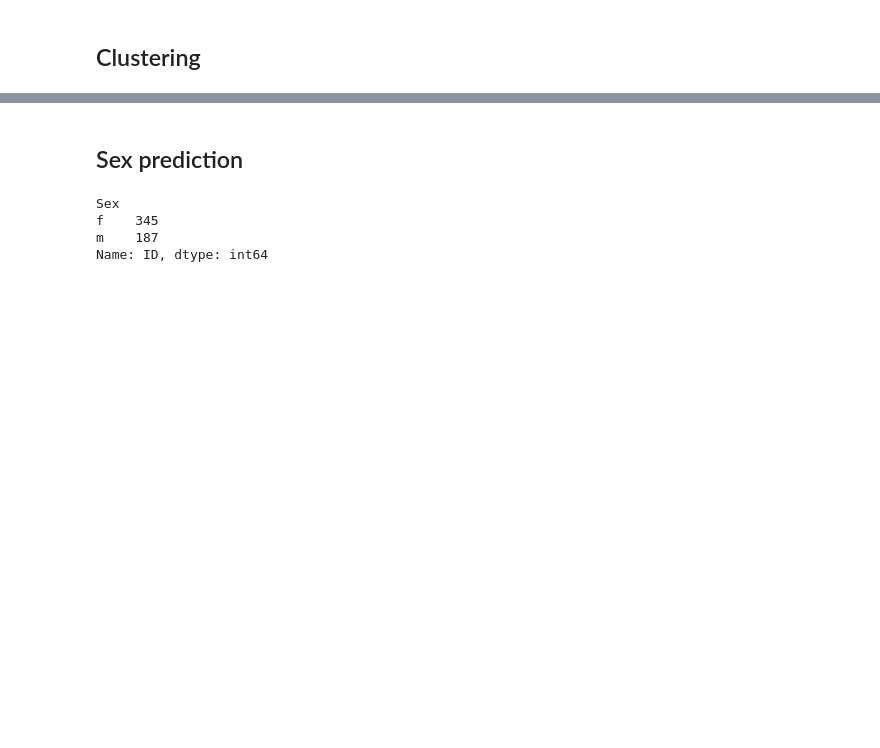
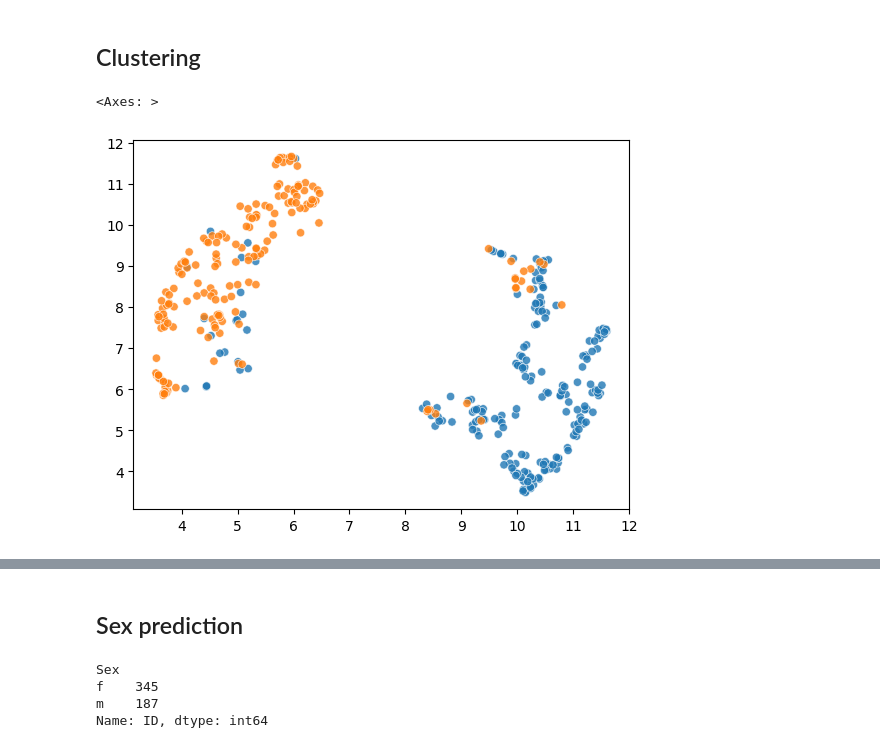
Before and after one commit to maurocolapso/Pazmino_TsetseMIRS_2023, a Jupyter notebook: notebooks/sex_prediction.ipynb, the cells around one changed output, grey strips where cells are left out. Drawn from its saved outputs; the diff is of its cells as text; code cells hidden in the pictures; blank space fills up the shorter version.

```diff
--- a/notebooks/sex_prediction.ipynb
+++ b/notebooks/sex_prediction.ipynb
@@ -41,3 +67,10 @@ tsetse_data_copy = tsetse_data.copy()
+# %%
+tsetse_data_sameages = tsetse_data[(tsetse_data["Age"]!= '3d')]
+tsetse_data_sameages_copy = tsetse_data_sameages.copy()
+# %%
+dList=['Plate','Sex', 'Age', 'ID.1', 'Tissue','ID']
+descriptorsDF_sameage = tsetse_data_sameages_copy[dList]
+tsetse_data_sameages_copy.drop(dList, axis=1,inplace=True)
 # %%
 dList=['Plate','Sex', 'Age', 'ID.1', 'Tissue','ID']
 descriptorsDF = tsetse_data[dList]
@@ -67 +112,6 @@ X_pca_thorax = pca.fit_transform(X_scaled_thorax)
+# %%
+sn.scatterplot(x=embedding_head[:,0], y=embedding_head[:,1], hue=descriptorsDF_sameage[descriptorsDF_sameage['Tissue'] == 'Head']['Sex'], alpha=0.8, legend=False)
+# %% [output]
+<Axes: >
+[figure, added]
 # %%
```
Also changed, not shown: parts of 18 cells of this notebook, 20 other files.
